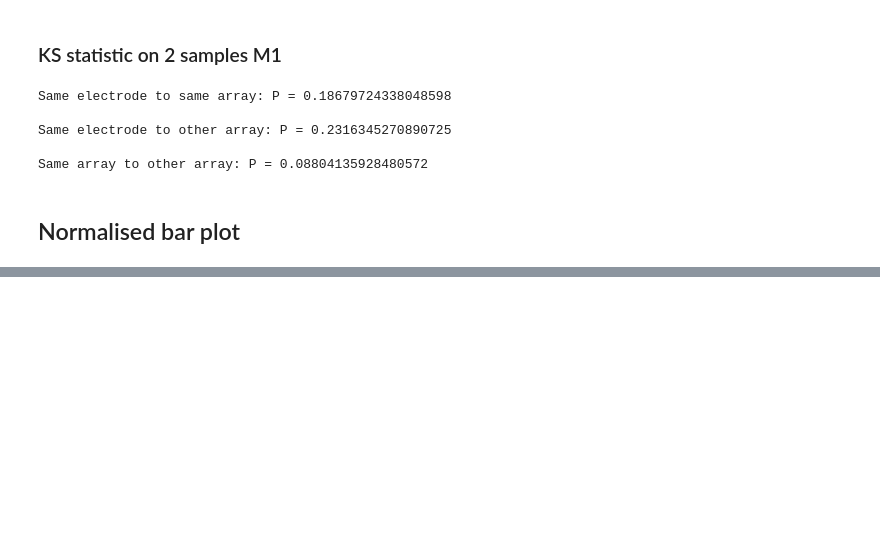
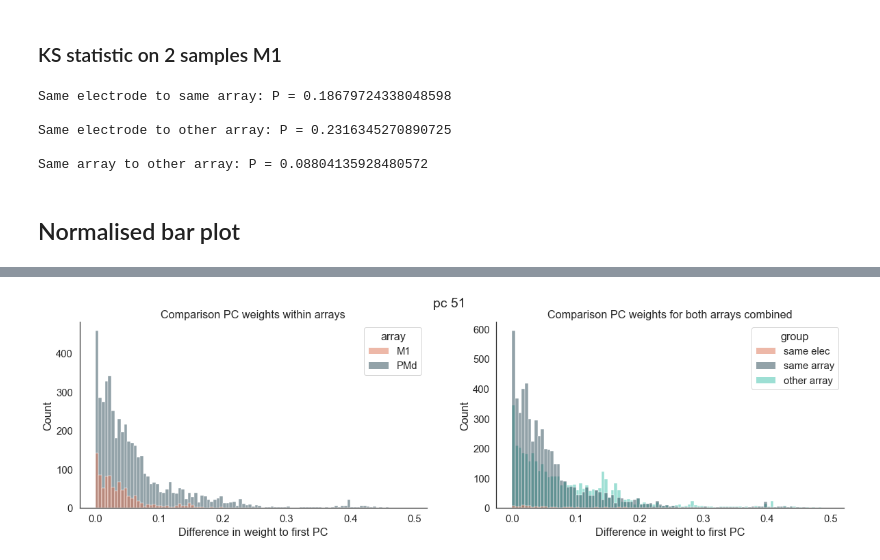
Before and after one commit to daphnecor/Spatial, a Jupyter notebook: SpatialPCA.ipynb, the cells around one changed output, grey strips where cells are left out. Drawn from its saved outputs; the diff is of its cells as text; code cells hidden in the pictures; blank space fills up the shorter version.

```diff
--- a/SpatialPCA.ipynb
+++ b/SpatialPCA.ipynb
@@ -531,0 +517,24 @@ plt.xticks([]);
+# %%
+'''
+Pick the principal components for weight comparison
+'''
+pc_num = 50
+# %%
+dfs = compare_pc_weights(m1_arr=m1_elecmap, m1_ug=td['M1_unit_guide'][0], pmd_arr=pmd_elecmap, pmd_ug=td['PMd_unit_guide'][0], w=spcs_norm[:, pc_num])
+
+dfs_m1_other = dfs.loc[dfs['array'].isin(['M1', np.nan])]
+dfs_pmd_other = dfs.loc[dfs['array'].isin(['PMd', np.nan])]
+# %%
+fig, (ax1, ax2) = plt.subplots(1, 2, figsize=(20, 5))
+fig.suptitle(f'pc {pc_num + 1}')
+sns.histplot(dfs, x='w_diff', hue='array', bins=binz, stat='count', ax=ax1)
+ax1.set_title('Comparison PC weights within arrays')
+ax1.set_xlabel('Difference in weight to first PC')
+
+sns.histplot(dfs, x='w_diff', hue='group', bins=binz, stat='count', ax=ax2)
+ax2.set_title('Comparison PC weights for both arrays combined')
+ax2.set_xlabel('Difference in weight to first PC')
+
+sns.despine()
+# %% [output]
+[figure, added]
```
Also changed, not shown: parts of 38 cells of this notebook, 1 other file.
